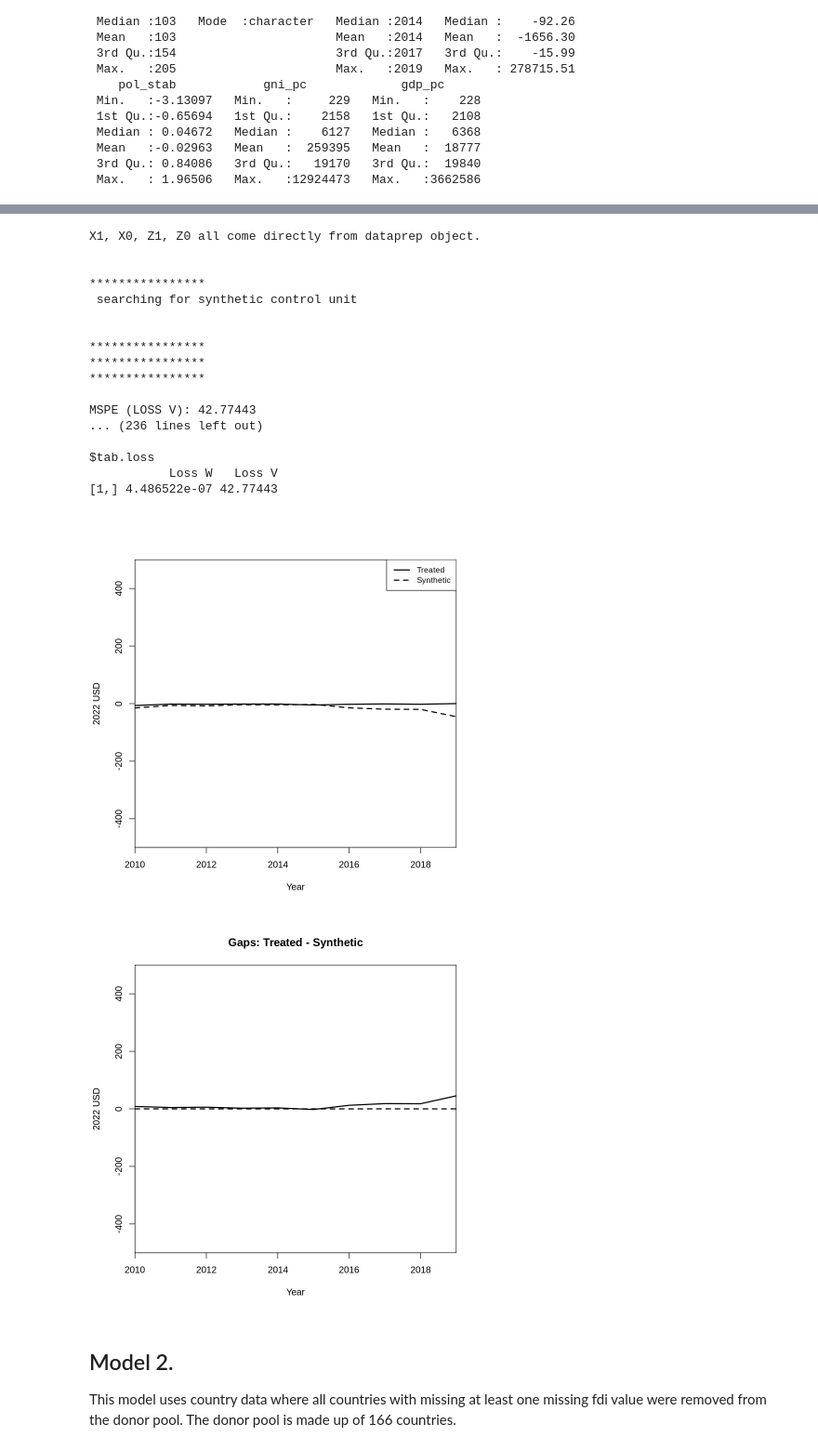
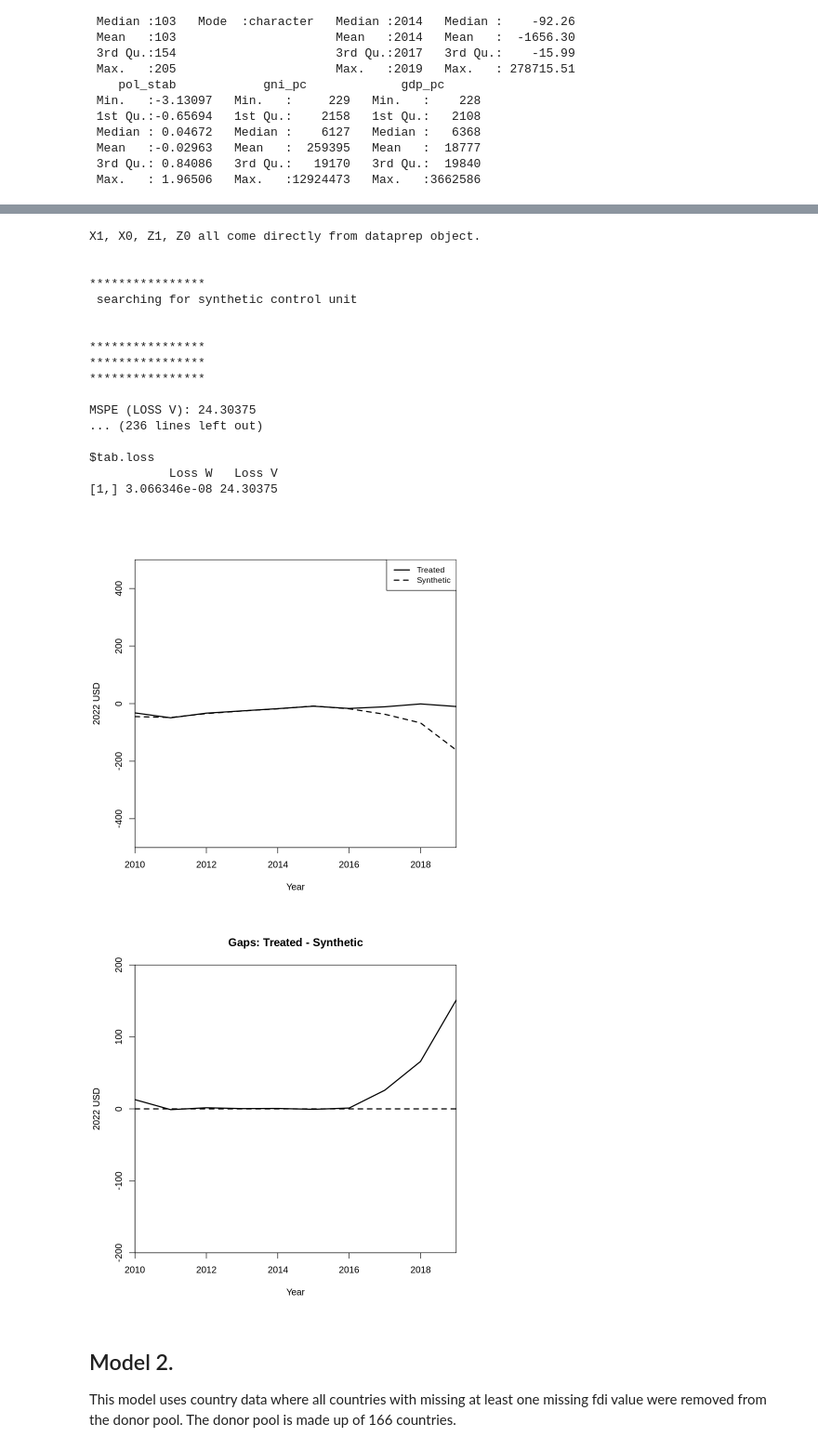
Before and after one commit to ibukunlola/capstone, a Jupyter notebook: model3/synth_cont.ipynb, the cells around one changed output, grey strips where cells are left out. Shown: that part at 93% size. Saved outputs shown, nothing was run; the diff lists cells and outputs as text; code cells hidden in the pictures.

```diff
--- a/model3/synth_cont.ipynb
+++ b/model3/synth_cont.ipynb
@@ -175,6 +281,5 @@ $tab.loss
 # %%
-#BACKDATING
-
+# CHANGE TREATMENT UNIT
 dataprep.out <- dataprep(dd_pc,
                          predictors =
                            c("pol_stab",
@@ -191,13 +296,13 @@ dataprep.out <- dataprep(dd_pc,
                            ),
                          dependent = "fdi_pc",
                          time.variable = 'year',
-                         time.predictors.prior = c(2010:2012),
+                         time.predictors.prior = c(2010:2016),
                          unit.names.variable = "country_name",
-                         time.optimize.ssr = c(2010:2012),
+                         time.optimize.ssr = c(2010:2016),
                          time.plot = 2010:2019,
                          unit.variable = "X",
-                         treatment.identifier = "Nigeria",
-                         controls.identifier = c(setdiff(1:205, 137))
+                         treatment.identifier = "Afghanistan",
+                         controls.identifier = c(setdiff(2:205, 137))
                          )
 
 synth.out <- synth(dataprep.out)
@@ -218,7 +323,7 @@ path.plot(dataprep.res = dataprep.out,
 
 gaps.plot(dataprep.res = dataprep.out,
           synth.res = synth.out
-          ,Ylim = c(-500, 500),
+          ,Ylim = c(-200, 200),
           Ylab = '2022 USD',
           Xlab = "Year"
           )
@@ -245,5 +350,6 @@ $tab.loss
 # %%
-# CHANGE TREATMENT UNIT
+# Leave Afghanistan out of the donor pool to see if we get similar results
+# run dataprep to rewrite the data in a form suitable for the 'synth' command
 dataprep.out <- dataprep(dd_pc,
                          predictors =
                            c("pol_stab",
@@ -265,10 +371,11 @@ dataprep.out <- dataprep(dd_pc,
                          time.optimize.ssr = c(2010:2016),
                          time.plot = 2010:2019,
                          unit.variable = "X",
-                         treatment.identifier = "Afghanistan",
+                         treatment.identifier = "Nigeria",
                          controls.identifier = c(setdiff(2:205, 137))
                          )
 
+#run the synthetic control model
 synth.out <- synth(dataprep.out)
 
 synth.tables <- synth.tab(
@@ -277,40 +384,42 @@ synth.tables <- synth.tab(
 
 print(synth.tables)
 
+
+# shows outcome trend of the treated and control units
 path.plot(dataprep.res = dataprep.out,
           synth.res = synth.out
           ,Ylim = c(-500, 500),
           Ylab = '2022 USD',
           Xlab = "Year"
           )
 
-
+# shows difference between the treated and control units
 gaps.plot(dataprep.res = dataprep.out,
           synth.res = synth.out
-          ,Ylim = c(-500, 500),
+          ,Ylim = c(-200, 200),
           Ylab = '2022 USD',
           Xlab = "Year"
           )
 # %% [output]
 X1, X0, Z1, Z0 all come directly from dataprep object.
 
 
 ****************
  searching for synthetic control unit
 
 
 ****************
 ****************
 ****************
 
-MSPE (LOSS V): 42.77443
+MSPE (LOSS V): 24.30375
 ... (236 lines left out)
 
 $tab.loss
            Loss W   Loss V
-[1,] 4.486522e-07 42.77443
+[1,] 3.066346e-08 24.30375
-[figure, old version]
+[figure, new version]
-[figure, old version]
+[figure, new version]
 # %% [markdown]
 ## Model 2.
 This model uses country data where all countries with missing at least one missing fdi value were removed from the donor pool. The donor pool is made up of 166 countries.
```
Also changed, not shown: parts of 16 cells of this notebook.
